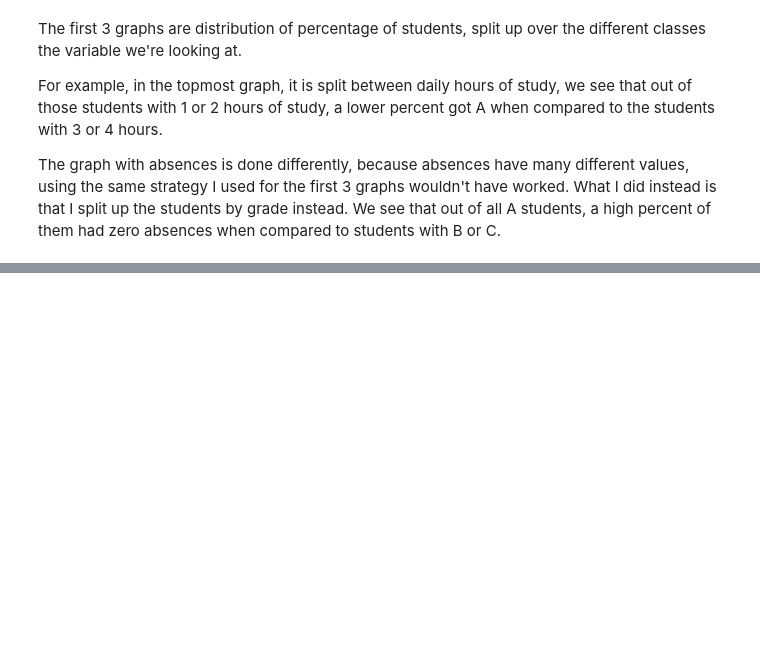
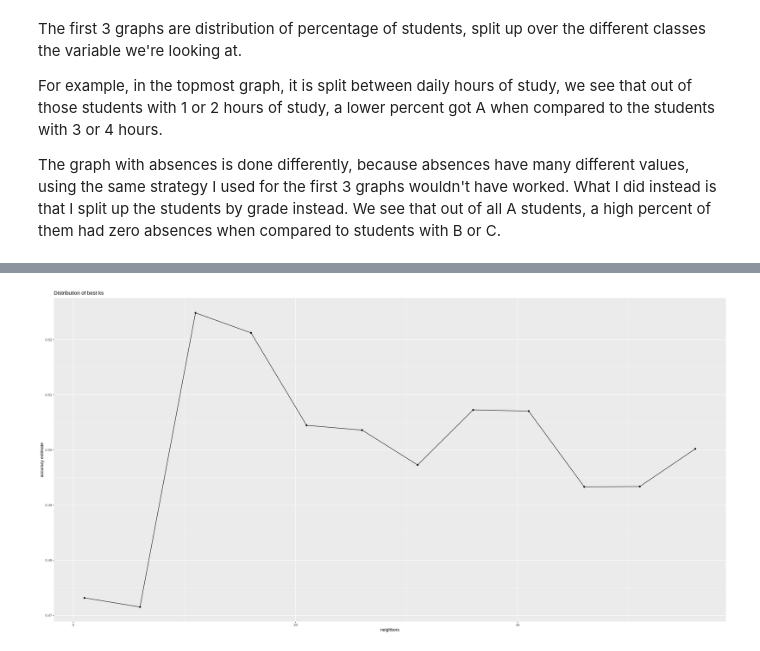
Before and after one commit to edsters78/DSCI100_Project, a Jupyter notebook: project.ipynb, the cells around one changed output, grey strips where cells are left out. Drawn from its saved outputs; the diff is of its cells as text; code cells hidden in the pictures; blank space fills up the shorter version.

Commit message:
analysis visualization

```diff
--- a/project.ipynb
+++ b/project.ipynb
@@ -461,3 +461,87 @@ The first 3 graphs are distribution of percentage of students, split up over the
 For example, in the topmost graph, it is split between daily hours of study, we see that out of those students with 1 or 2 hours of study, a lower percent got A when compared to the students with 3 or 4 hours.
 
 The graph with absences is done differently, because absences have many different values, using the same strategy I used for the first 3 graphs wouldn't have worked. What I did instead is that I split up the students by grade instead. We see that out of all A students, a high percent of them had zero absences when compared to students with B or C.
+# %%
+student_data_6 <- student_data %>%
+    select(studytime, failures, health,  absences, G3)
+
+student_data_new_6 <- mutate(student_data_6, G3 = case_when(G3 %in% (0:4) ~ "D",
+                                                       G3 %in% (5:9) ~ "C",
+                                                       G3 %in% (10:14) ~ "B",
+                                                       G3 %in% (15:20) ~ "A"),
+                        G3 = as.factor(G3))
+student_data_new_6
+
+# I will split data
+set.seed(2000)
+
+#split data (choosing )
+student_data_split_6<-initial_split(student_data_new_6, prop = 0.75, strata=G3)
+#student_data_split_6
+
+student_data_train_6 <- training(student_data_split_6)
+#student_data_train_6
+
+student_data_test_6<- testing(student_data_split_6)
+#student_data_test_6
+# split data into training and testing so we can optimize knn-classfication model
+
+# split into 5 sub section to preform cross validation
+student_data_vfold_6<-vfold_cv(student_data_train_6, v = 5, strata = G3)
+#student_data_vfold_6
+
+student_grade_distribution_6<- student_data_train_6%>%
+    group_by(G3)%>%
+    summarize(n=n())%>%
+    mutate(percent = 100*n/nrow(student_data_train_6))
+student_grade_distribution_6
+
+
+
+stand_student_data_6<-recipe(G3 ~ studytime+ failures + health + absences , data = student_data_train_6)%>%
+   step_scale(all_predictors())%>%
+   step_center(all_predictors())
+
+# stand_student_data_6
+
+
+#make classifier:
+
+knn_student_data_6<- nearest_neighbor(weight_func = "rectangular", neighbors = tune())%>%
+   set_engine("kknn")%>%
+   set_mode("classification")
+knn_student_data_6
+# fitt model
+
+k_vals_6 <- tibble(neighbors = seq(from = 1, to = 40, by = 3))
+
+student_model_fit_6 <- workflow()%>%
+   add_recipe(stand_student_data_6)%>%
+   add_model(knn_student_data_6)%>%
+   tune_grid(resamples = student_data_vfold_6, grid = k_vals)%>%
+   collect_metrics()
+# student_model_fit_6
+
+accuracy_student_data_6<- student_model_fit_6%>%
+    filter(.metric == "accuracy")%>%
+    arrange(desc(mean))
+
+accuracy_student_data_6
+
+# best_k_6<- accuracy_student_data_6%>%
+#     slice(1:10)
+# best_k_6
+
+
+k_value_dist<- accuracy_student_data_6%>%
+    ggplot(aes(x = neighbors, y = mean))+
+    geom_point()+
+    geom_line()+
+    labs(x = "neighbors", y = "accuracy estimate")+
+    ggtitle("Distribution of best ks")
+
+k_value_dist
+
+# shows accuracy vs. k-value:
+#shows optimal range for k that gives highest accuracy
+# %% [output]
@@ -463,0 +591 @@ The graph with absences is done differently, because absences have many differen
+[figure, added]
```
Also changed, not shown: parts of 4 cells of this notebook.
